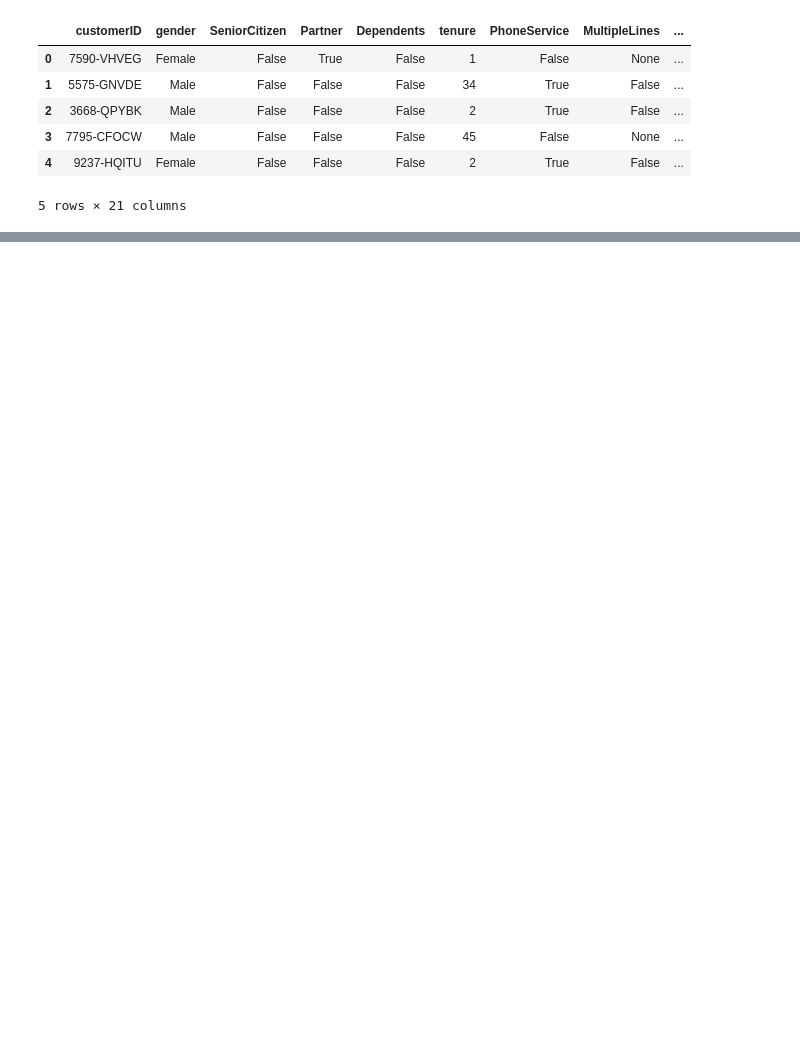
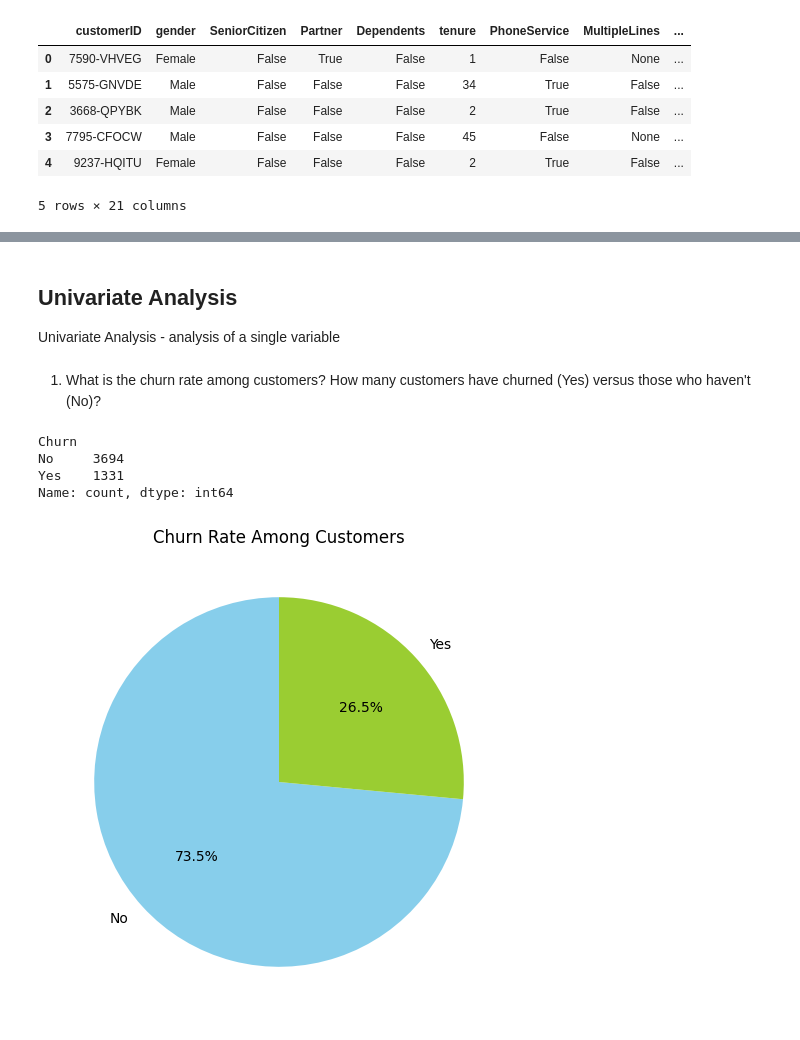
Before and after one commit to mbabazif/stockholm_lp2_colla_project_sprint_1, a Jupyter notebook: customers_churn_analysis.ipynb, the cells around one changed output, grey strips where cells are left out. Cells and saved outputs as stored; diff of their text form; code cells hidden in the pictures; blank space fills up the shorter version.

```diff
--- a/customers_churn_analysis.ipynb
+++ b/customers_churn_analysis.ipynb
@@ -129,0 +803,2 @@ data2.head()
+# %%
+df= pd.read_csv('df.csv')
@@ -129,0 +880,22 @@ data2.head()
+# %% [markdown]
+## Univariate Analysis
+Univariate Analysis - analysis of a single variable
+# %% [markdown]
+1. What is the churn rate among customers? How many customers have churned (Yes) versus those who haven't (No)?
+# %%
+# Calculate the number of customers who churned and didn't churn
+churn_counts= df['Churn'].value_counts()
+churn_counts
+# %% [output]
+Churn
+No     3694
+Yes    1331
+Name: count, dtype: int64
+# %%
+# Pie Chart to visualize churn rate
+plt.figure(figsize=(6,6))
+plt.pie(churn_counts, labels = churn_counts.index, startangle=90, autopct='%1.1f%%', colors=['skyblue', 'yellowgreen'])
+plt.title('Churn Rate Among Customers')
+plt.show()
+# %% [output]
+[figure, added]
```
Also changed, not shown: parts of 135 cells of this notebook, 6 other files.
